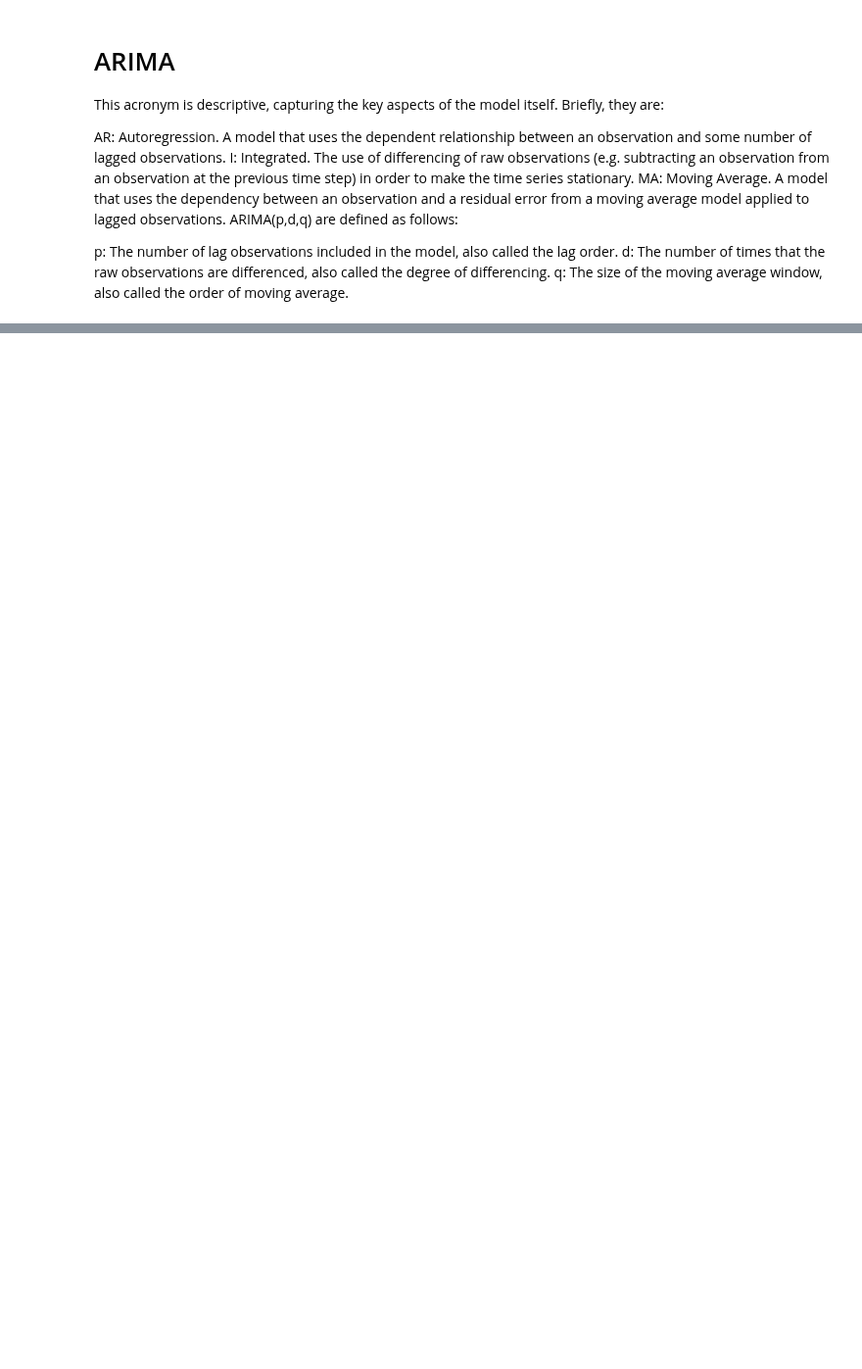
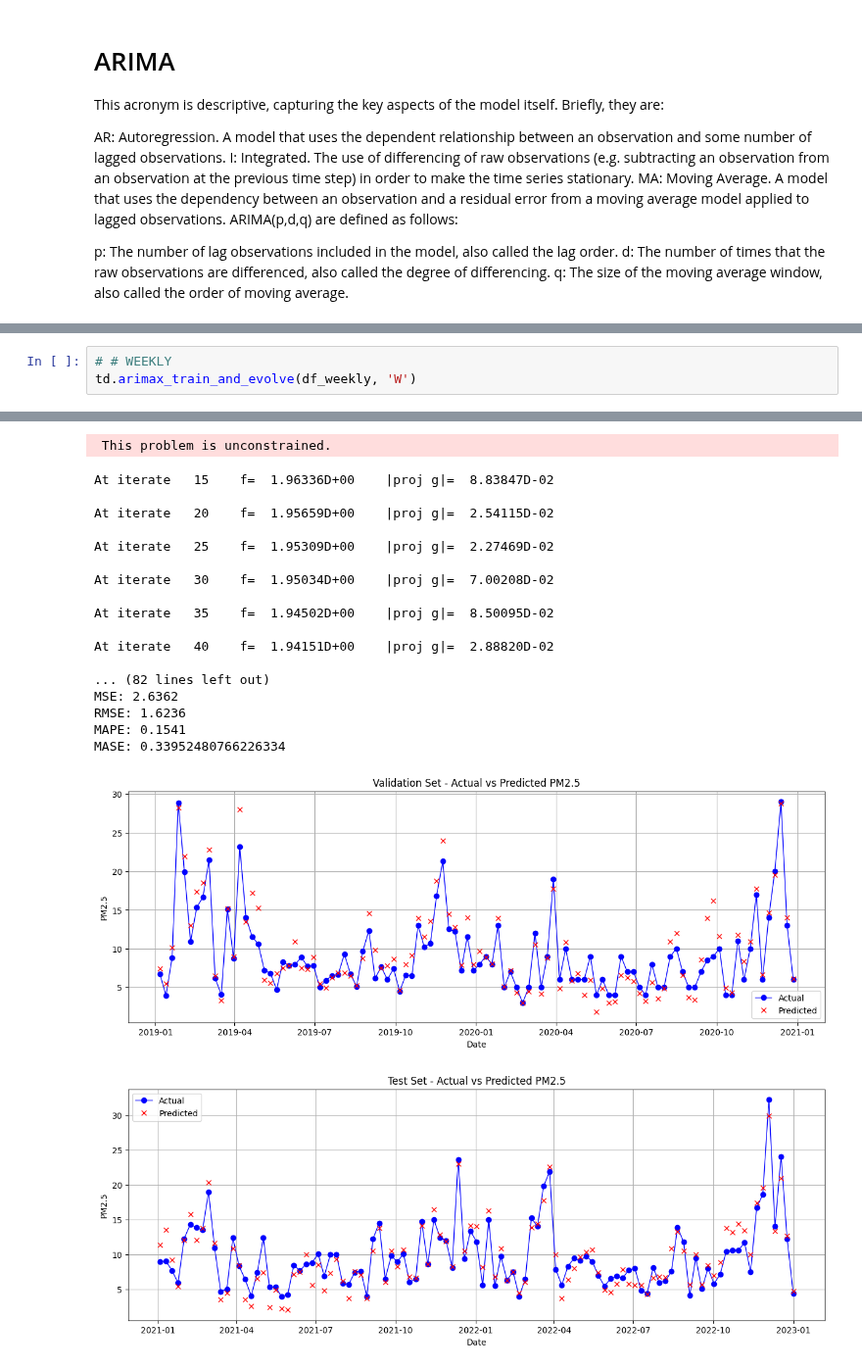
Before and after one commit to tugcekonuklar/irp-air-pollution, a Jupyter notebook: src/notebook/irp_pm_traditional.ipynb, the cells around one changed output, grey strips where cells are left out. Shown at 98% size. Saved outputs shown, nothing was run; the diff lists cells and outputs as text; blank space fills up the shorter version.

```diff
--- a/src/notebook/irp_pm_traditional.ipynb
+++ b/src/notebook/irp_pm_traditional.ipynb
@@ -127,0 +146,4 @@ td.expomnential_smooting_train_and_evolve(df)
+# %%
+# # WEEKLY
+td.arimax_train_and_evolve(df_weekly, 'W')
+# %% [output]
@@ -127,0 +167,20 @@ td.expomnential_smooting_train_and_evolve(df)
+ This problem is unconstrained.
+At iterate   15    f=  1.96336D+00    |proj g|=  8.83847D-02
+
+At iterate   20    f=  1.95659D+00    |proj g|=  2.54115D-02
+
+At iterate   25    f=  1.95309D+00    |proj g|=  2.27469D-02
+
+At iterate   30    f=  1.95034D+00    |proj g|=  7.00208D-02
+
+At iterate   35    f=  1.94502D+00    |proj g|=  8.50095D-02
+
+At iterate   40    f=  1.94151D+00    |proj g|=  2.88820D-02
+
+... (82 lines left out)
+MSE: 2.6362
+RMSE: 1.6236
+MAPE: 0.1541
+MASE: 0.33952480766226334
+[figure, added]
+[figure, added]
```
Also changed, not shown: parts of 17 cells of this notebook, 4 other files.
